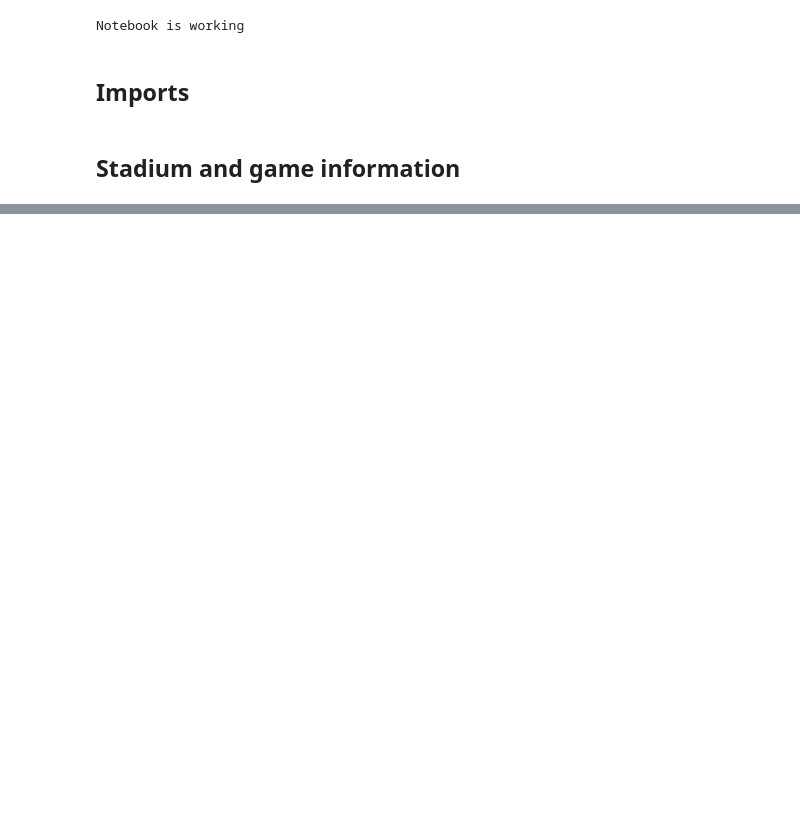
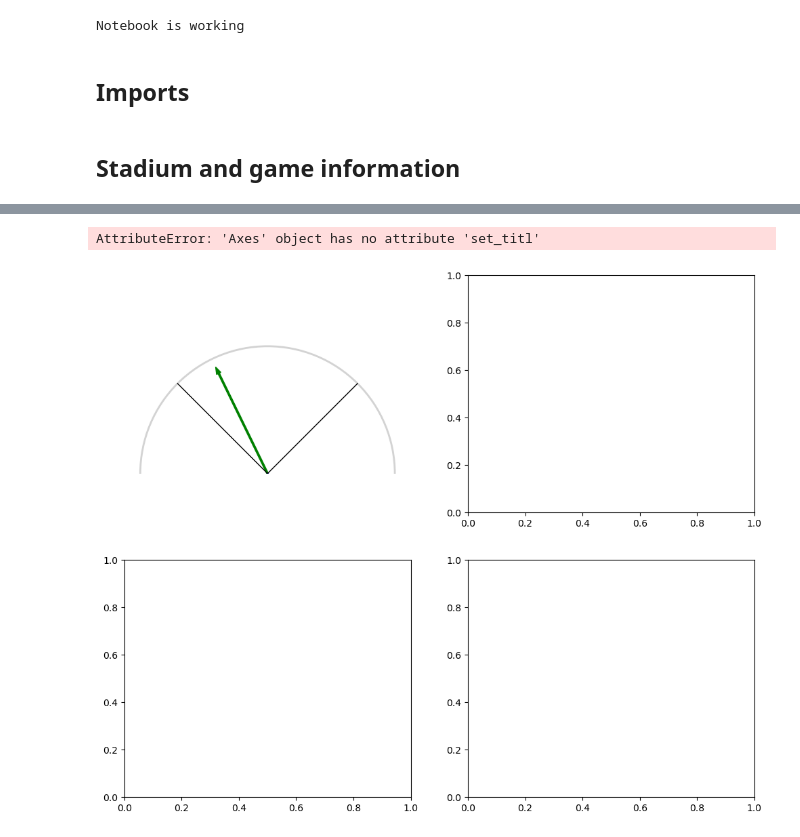
Before and after one commit to rpatel12438/mlb-wind-correlation, a Jupyter notebook: MLBwindCorrelation.ipynb, the cells around one changed output, grey strips where cells are left out. Cells and saved outputs as stored; diff of their text form; code cells hidden in the pictures; blank space fills up the shorter version.

```diff
--- a/MLBwindCorrelation.ipynb
+++ b/MLBwindCorrelation.ipynb
@@ -289,0 +292,54 @@ plt.show()
+# %%
+def draw_basic_field(ax):
+    # Draw a simple field outline
+    field_radius = 400
+    arc = plt.Circle((0, 0), field_radius, color='lightgray', fill=False, lw=2)
+    ax.add_patch(arc)
+
+    # Foul lines (45 and 135 degrees)
+    for angle in [45, 135]:
+        x = field_radius * np.cos(np.deg2rad(angle))
+        y = field_radius * np.sin(np.deg2rad(angle))
+        ax.plot([0, x], [0, y], color='black', lw=1)
+
+    ax.set_xlim(-450, 450)
+    ax.set_ylim(0, 500)
+    ax.set_aspect('equal')
+    ax.axis('off')
+
+# Layout
+num_hours = len(filtered_wind)
+cols = 2
+rows = math.ceil(num_hours / cols)
+fig, axes = plt.subplots(rows, cols, figsize=(6 * cols, 5 * rows))
+axes = axes.flatten()
+
+for i, entry in enumerate(filtered_wind):
+    ax = axes[i]
+    draw_basic_field(ax)
+
+    # Outfield direction (green)
+    if outfield_direction_deg is not None:
+        rad = np.deg2rad(outfield_direction_deg)
+        ax.arrow(0, 0,
+                 350 * np.cos(rad), 350 * np.sin(rad),
+                 color='green', width=5, label='Outfield')
+
+    # Wind direction (blue)
+    wind_toward_deg = (entry["direction_deg"] + 180) % 360
+    rad_wind = np.deg2rad(wind_toward_deg)
+    ax.arrow(0, 0,
+             300 * np.cos(rad_wind), 300 * np.sin(rad_wind),
+             color='blue', width=5, alpha=0.7, label='Wind')
+
+    # Wind speed text
+    x_text = 330 * np.cos(rad_wind)
+    y_text = 330 * np.sin(rad_wind)
+    ax.text(x_text, y_text, f"{entry['speed_mph']:.1f} mph", fontsize=10, ha='center', color='black')
+
+    # Title
+    time_label = entry["time"][-5:]
+    ax.set_titl
+# %% [output]
+AttributeError: 'Axes' object has no attribute 'set_titl'
+[figure, added]
```
Also changed, not shown: parts of 7 cells of this notebook.
